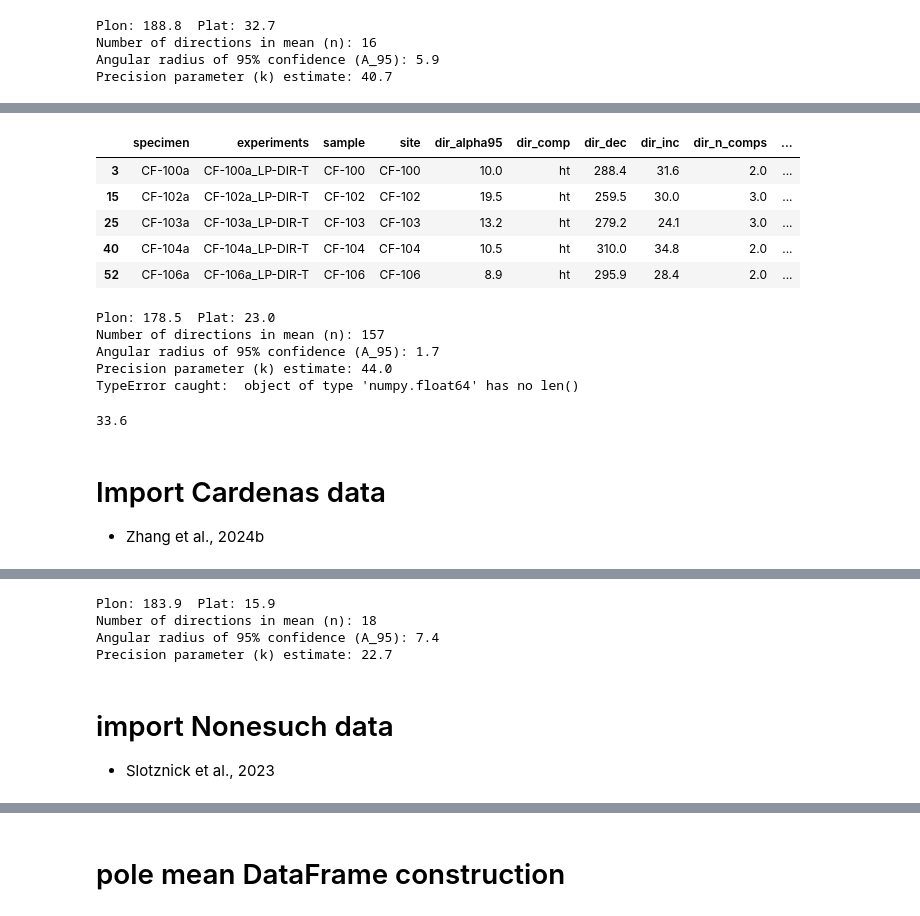
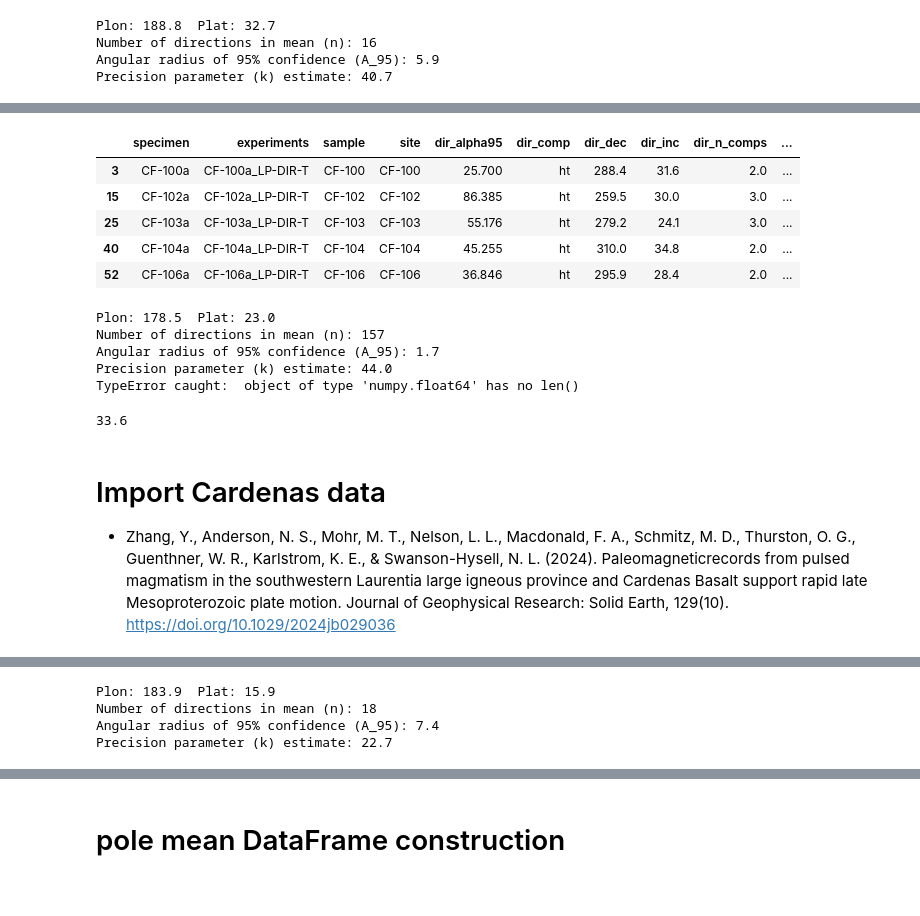
Before and after one commit to PolarWandering/APWP_StratModels, a Jupyter notebook: code/01_VGP_compilation.ipynb, the cells around one changed output, grey strips where cells are left out. Cells and saved outputs as stored; diff of their text form; code cells hidden in the pictures.

```diff
--- a/code/01_VGP_compilation.ipynb
+++ b/code/01_VGP_compilation.ipynb
@@ -1838,39 +1872,40 @@ Pierce2022_data['height'] = Pierce2022_data['site'].map(Pierce2022_sample['heigh
 Pierce2022_data['height_type'] = 'exact'
 Pierce2022_data['height_upper'] = None
 Pierce2022_data['height_lower'] = None
 Pierce2022_data['age'] = 1092.6
 Pierce2022_data['age_low'] = 1091.7
 Pierce2022_data['age_high'] = 1093.5
 Pierce2022_data['age_unit'] = 'Ma'
 Pierce2022_data['age_uncertainty'] = 'uniform'
-Pierce2022_data['dir_alpha95'] = Pierce2022_data['dir_mad_free']
+# convert MAD or aMAD (anchored fits) to alpha95 and k
+Pierce2022_data['dir_alpha95'] = ipmag.mad_to_a95(Pierce2022_data['dir_mad_free'], Pierce2022_data['dir_n_measurements'], Pierce2022_data['method_codes'].str.contains('DE-BFL-A'))
 Pierce2022_data['dir_k'] = (140 / Pierce2022_data['dir_alpha95'])**2
 Pierce2022_data['dir_f'] = 'resample'
 Pierce2022_data['dir_polarity'] = 'n'
 
 Pierce2022_data['pole_name'] = 'Cut Face Creek Sandstone'
 Pierce2022_data['citations'] = 'Pierce et al., 2022'
 Pierce2022_data['dir_n_specimens'] = 1
 Pierce2022_data['dir_n_samples'] = 1
 Pierce2022_data['geologic_classes'] = 'Sedimentary'
 Pierce2022_data['geologic_types'] = 'Sediment Layer'
 Pierce2022_data['lat'] = 47.73055
 Pierce2022_data['lon'] = 360-90.44128
 Pierce2022_data = ipmag.vgp_calc(Pierce2022_data, 'yes', 'lon', 'lat', dec_tc='dir_dec', inc_tc='dir_inc')
 Pierce2022_data['lithologies'] = 'Siltstone'
 Pierce2022_data['location'] = 'Cut Face Creek'
 Pierce2022_data['site'] = Pierce2022_data['sample']
 
 # Pierce2022_data['f_nominal'] = 0.64 # roughly the nominal f factor from Pierce et al., 2022
 # Pierce2022_data['f_sigma'] = 0.1 # the distribution of f factor is not normal but that of the paleolatitude is, I estimated the sigma from the overall 95% interval from find_ei function
 Pierce2022_data.head()
 # %% [output]
 |  | specimen | experiments | sample | site | dir_alpha95 | dir_comp | dir_dec | dir_inc | dir_n_comps | ... |
-| 3 | CF-100a | CF-100a_LP-DIR-T | CF-100 | CF-100 | 10.0 | ht | 288.4 | 31.6 | 2.0 | ... |
-| 15 | CF-102a | CF-102a_LP-DIR-T | CF-102 | CF-102 | 19.5 | ht | 259.5 | 30.0 | 3.0 | ... |
-| 25 | CF-103a | CF-103a_LP-DIR-T | CF-103 | CF-103 | 13.2 | ht | 279.2 | 24.1 | 3.0 | ... |
-| 40 | CF-104a | CF-104a_LP-DIR-T | CF-104 | CF-104 | 10.5 | ht | 310.0 | 34.8 | 2.0 | ... |
-| 52 | CF-106a | CF-106a_LP-DIR-T | CF-106 | CF-106 | 8.9 | ht | 295.9 | 28.4 | 2.0 | ... |
+| 3 | CF-100a | CF-100a_LP-DIR-T | CF-100 | CF-100 | 25.700 | ht | 288.4 | 31.6 | 2.0 | ... |
+| 15 | CF-102a | CF-102a_LP-DIR-T | CF-102 | CF-102 | 86.385 | ht | 259.5 | 30.0 | 3.0 | ... |
+| 25 | CF-103a | CF-103a_LP-DIR-T | CF-103 | CF-103 | 55.176 | ht | 279.2 | 24.1 | 3.0 | ... |
+| 40 | CF-104a | CF-104a_LP-DIR-T | CF-104 | CF-104 | 45.255 | ht | 310.0 | 34.8 | 2.0 | ... |
+| 52 | CF-106a | CF-106a_LP-DIR-T | CF-106 | CF-106 | 36.846 | ht | 295.9 | 28.4 | 2.0 | ... |
 # %%
 Cut_Face_Creek_mean_pole = ipmag.fisher_mean(dec=Pierce2022_data['vgp_lon'].tolist(), inc=Pierce2022_data['vgp_lat'].tolist())
 ipmag.print_pole_mean(Cut_Face_Creek_mean_pole)
@@ -1883,10 +1918,10 @@ Angular radius of 95% confidence (A_95): 1.7
 Precision parameter (k) estimate: 44.0
 TypeError caught:  object of type 'numpy.float64' has no len()
 33.6
-# %% [markdown]
-# Import Cardenas data
-
-- Zhang et al., 2024b
+# %% [markdown]
+# Import Cardenas data
+
+- Zhang, Y., Anderson, N. S., Mohr, M. T., Nelson, L. L., Macdonald, F. A., Schmitz, M. D., Thurston, O. G., Guenthner, W. R., Karlstrom, K. E., & Swanson-Hysell, N. L. (2024). Paleomagneticrecords from pulsed magmatism in the southwestern Laurentia large igneous province and Cardenas Basalt support rapid late Mesoproterozoic plate motion. Journal of Geophysical Research: Solid Earth, 129(10). https://doi.org/10.1029/2024jb029036
 # %%
 Zhang2024_Cardenas = pd.read_csv('../data/pmag_compiled/Zhang2024/Cardenas_sites.txt', sep='\t', header=1)
 Zhang2024_Cardenas['geologic_classes'] = 'Extrusive:Igneous'
@@ -1920,7 +1956,3 @@ Plon: 183.9  Plat: 15.9
 Number of directions in mean (n): 18
 Angular radius of 95% confidence (A_95): 7.4
 Precision parameter (k) estimate: 22.7
-# %% [markdown]
-# import Nonesuch data
-
-- Slotznick et al., 2023
```
Also changed, not shown: parts of 20 cells of this notebook, 2 other files.
